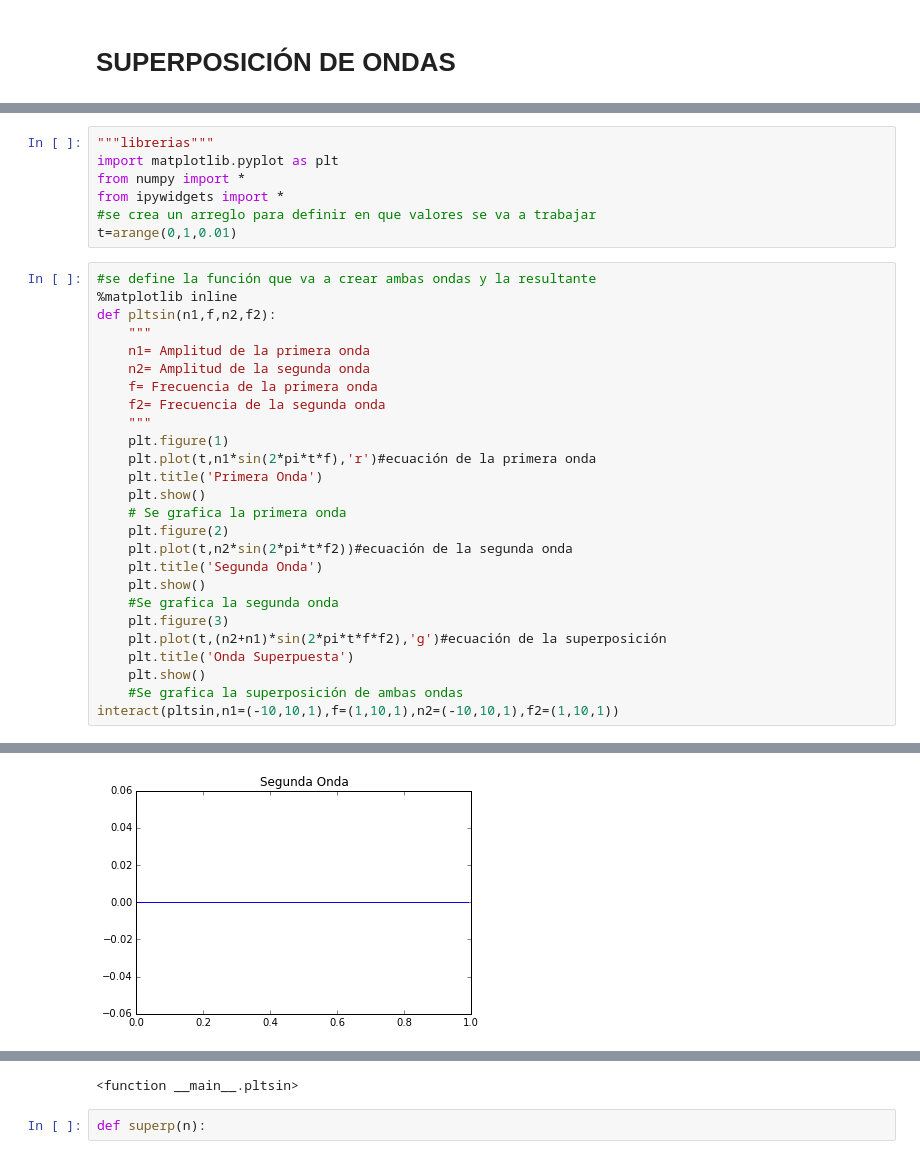
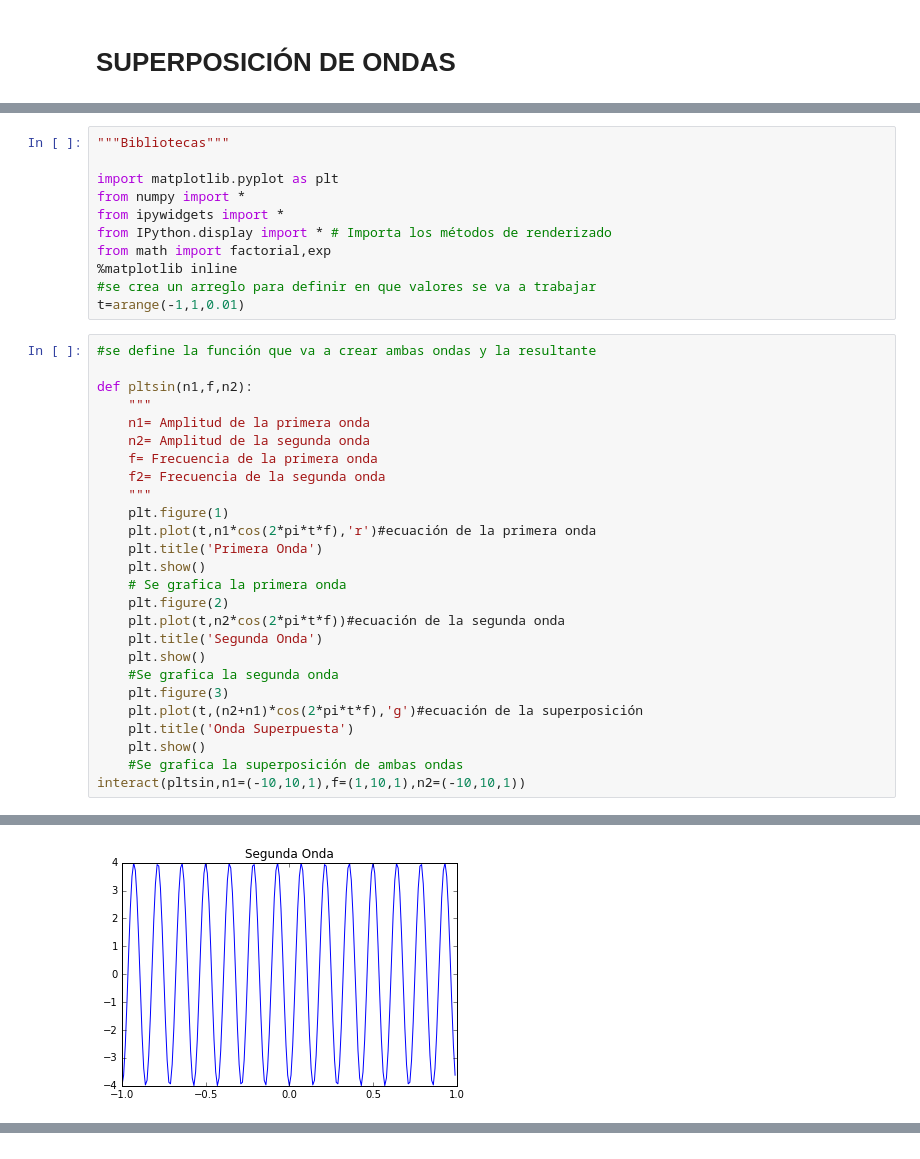
Before and after one commit to fisicatyc/Cuantica_Jupyter, a Jupyter notebook: Superposicion.ipynb, the cells around one changed output, grey strips where cells are left out. Saved outputs shown, nothing was run; the diff lists cells and outputs as text.

```diff
--- a/Superposicion.ipynb
+++ b/Superposicion.ipynb
@@ -11,14 +13,18 @@ hablar sobre la libreria matplotlib
 # %%
-"""librerias"""
+"""Bibliotecas"""
+
 import matplotlib.pyplot as plt
 from numpy import *
 from ipywidgets import *
+from IPython.display import * # Importa los métodos de renderizado
+from math import factorial,exp
+%matplotlib inline
 #se crea un arreglo para definir en que valores se va a trabajar
-t=arange(0,1,0.01)
+t=arange(-1,1,0.01)
 # %%
 #se define la función que va a crear ambas ondas y la resultante
-%matplotlib inline
-def pltsin(n1,f,n2,f2):
+
+def pltsin(n1,f,n2):
     """
     n1= Amplitud de la primera onda
     n2= Amplitud de la segunda onda
@@ -26,19 +32,19 @@ def pltsin(n1,f,n2,f2):
     f2= Frecuencia de la segunda onda
     """
     plt.figure(1)
-    plt.plot(t,n1*sin(2*pi*t*f),'r')#ecuación de la primera onda
+    plt.plot(t,n1*cos(2*pi*t*f),'r')#ecuación de la primera onda
     plt.title('Primera Onda')
     plt.show()
     # Se grafica la primera onda
     plt.figure(2)
-    plt.plot(t,n2*sin(2*pi*t*f2))#ecuación de la segunda onda
+    plt.plot(t,n2*cos(2*pi*t*f))#ecuación de la segunda onda
     plt.title('Segunda Onda')
     plt.show()
     #Se grafica la segunda onda
     plt.figure(3)
-    plt.plot(t,(n2+n1)*sin(2*pi*t*f*f2),'g')#ecuación de la superposición
+    plt.plot(t,(n2+n1)*cos(2*pi*t*f),'g')#ecuación de la superposición
     plt.title('Onda Superpuesta')
     plt.show()
     #Se grafica la superposición de ambas ondas
-interact(pltsin,n1=(-10,10,1),f=(1,10,1),n2=(-10,10,1),f2=(1,10,1))
+interact(pltsin,n1=(-10,10,1),f=(1,10,1),n2=(-10,10,1))
 # %% [output]
@@ -46 +52 @@ interact(pltsin,n1=(-10,10,1),f=(1,10,1),n2=(-10,10,1),f2=(1,10,1))
-[figure, old version]
+[figure, new version]
@@ -48,3 +53,0 @@ interact(pltsin,n1=(-10,10,1),f=(1,10,1),n2=(-10,10,1),f2=(1,10,1))
-<function __main__.pltsin>
-# %%
-def superp(n):
```
Also changed, not shown: parts of 8 cells of this notebook, 10 other files.
